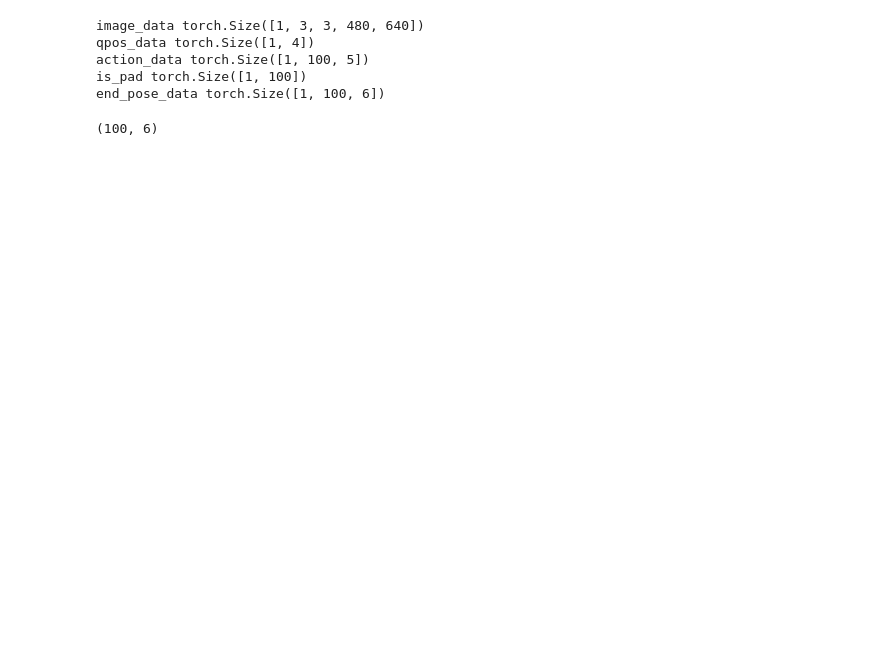
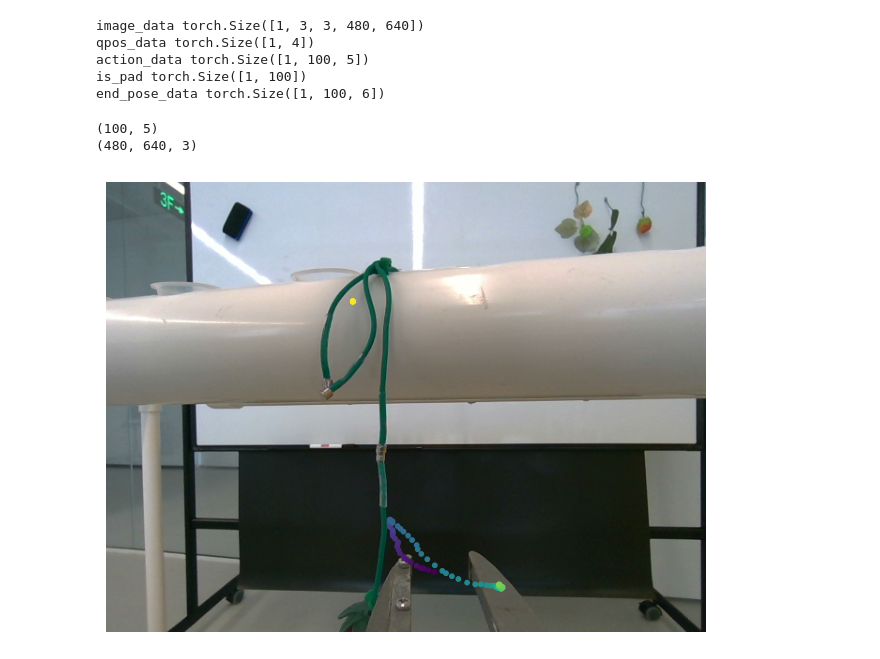
Before and after one commit to AgRoboticsResearch/act-plus-plus, a Jupyter notebook: playground/pangolin/debug_epact.ipynb, the cells around one changed output. Saved outputs shown, nothing was run; the diff lists cells and outputs as text; code cells hidden in the pictures; blank space fills up the shorter version.

```diff
--- a/playground/pangolin/debug_epact.ipynb
+++ b/playground/pangolin/debug_epact.ipynb
@@ -250,5 +241,15 @@ all_actions, end_poses = policy(qpos_data, image_data)
-# %%
-end_pose_gt = end_pose_data.squeeze(0).cpu().detach().numpy()
-end_pose_gt.shape
-# %% [output]
-(100, 6)
+# %%
+all_actions_gt = action_data_cpu.squeeze().numpy()
+image = image_data_cpu.squeeze().numpy()[0].transpose(1, 2, 0)
+qpos = qpos_data_cpu.squeeze().numpy()
+print(all_actions_gt.shape)
+print(image.shape)
+actual_actions = post_process_all_actions(all_actions_gt)
+all_actions = np.vstack([np.append(qpos, 0), actual_actions])
+
+vis_actions = actual_actions
+rbvis.paint_action_in_image(image, vis_actions, rgb_p, fk_solver, chain, save_path=None)
+# %% [output]
+(100, 5)
+(480, 640, 3)
+[figure, added]
```
Also changed, not shown: parts of 33 cells of this notebook, 5 other files.
